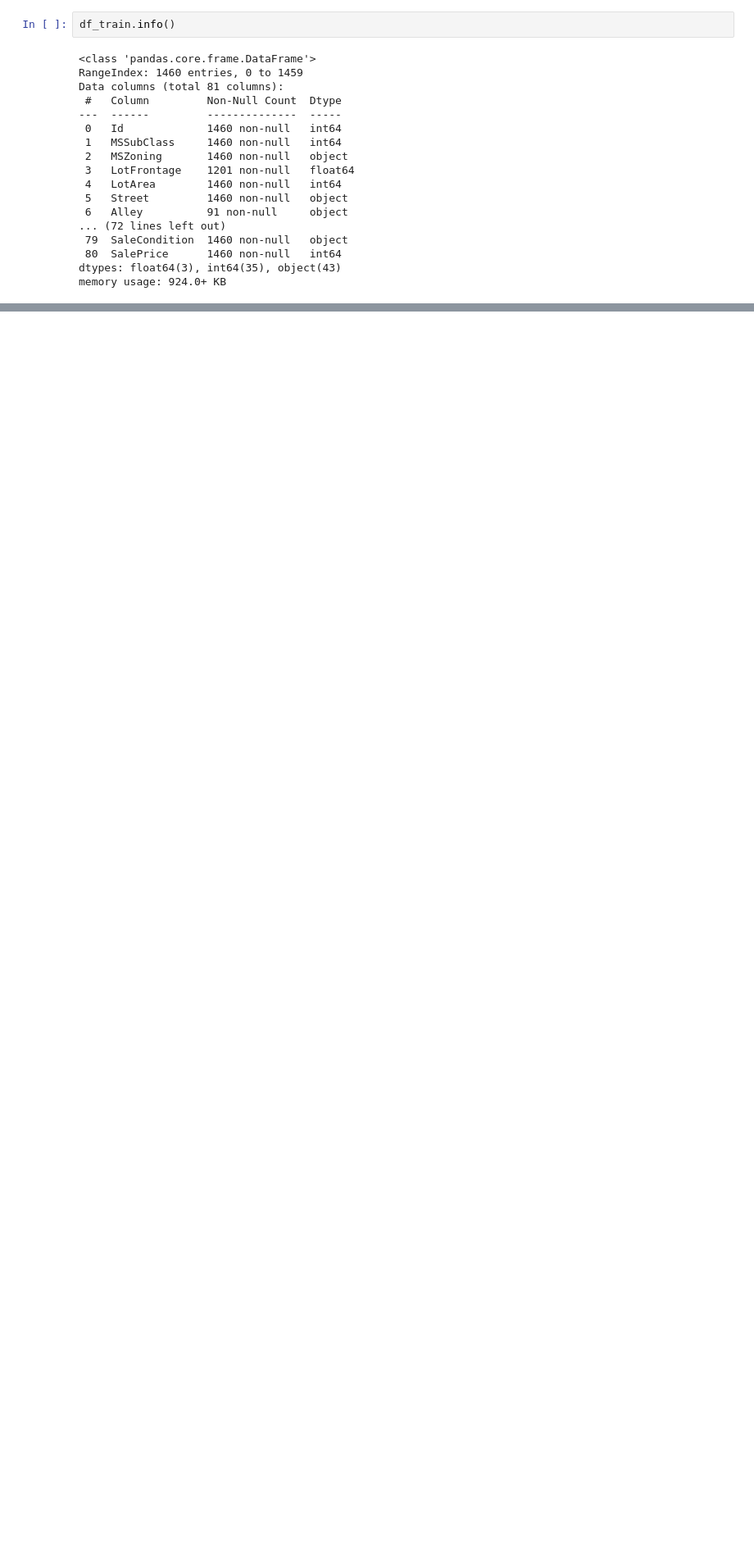
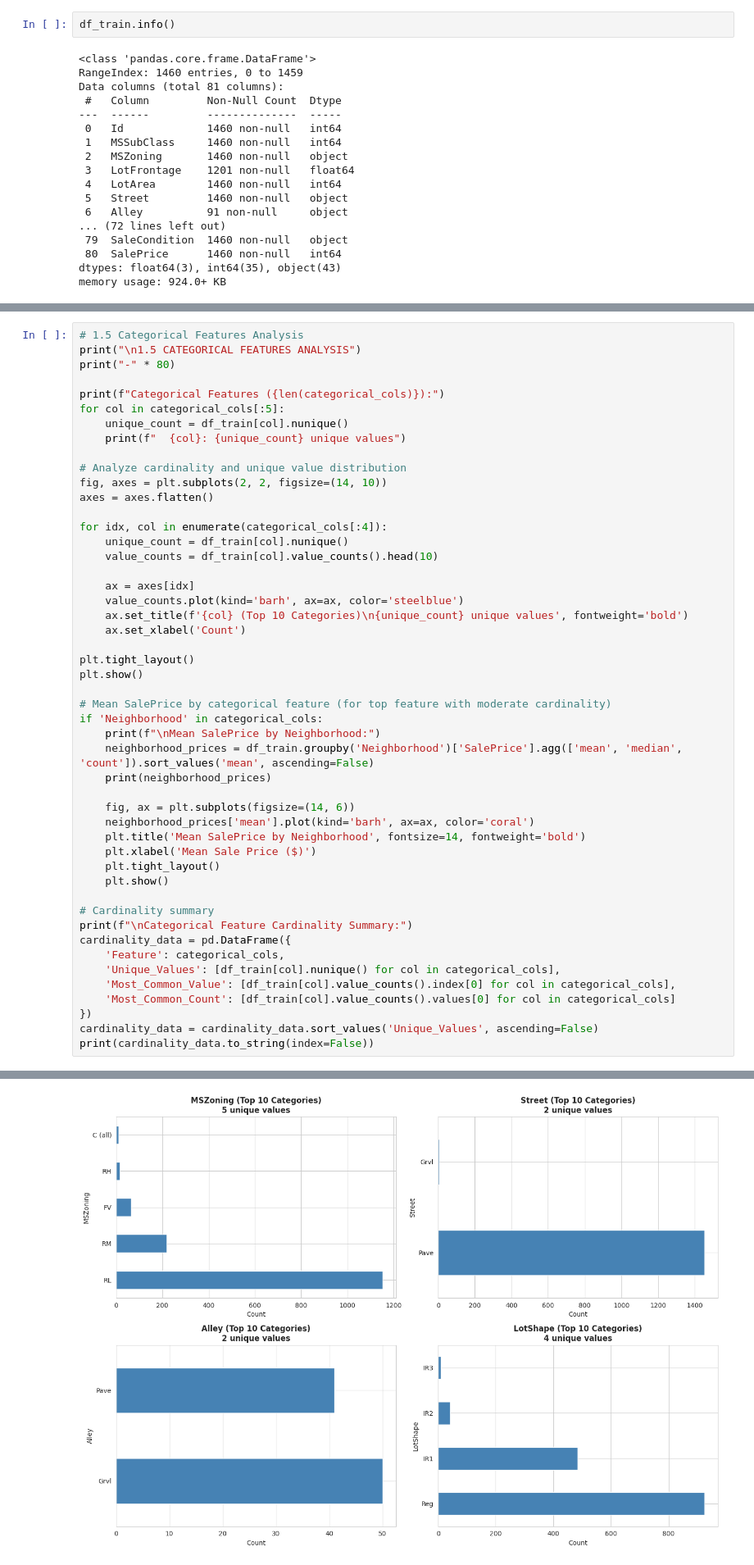
Before and after one commit to jayhg00/machine-learning, a Jupyter notebook: ames_house_prices/eda.ipynb, the cells around one changed output, grey strips where cells are left out. Shown at 82% size. Drawn from its saved outputs; the diff is of its cells as text; blank space fills up the shorter version.

```diff
--- a/ames_house_prices/eda.ipynb
+++ b/ames_house_prices/eda.ipynb
@@ -36,0 +309,50 @@ memory usage: 924.0+ KB
+# %%
+# 1.5 Categorical Features Analysis
+print("\n1.5 CATEGORICAL FEATURES ANALYSIS")
+print("-" * 80)
+
+print(f"Categorical Features ({len(categorical_cols)}):")
+for col in categorical_cols[:5]:
+    unique_count = df_train[col].nunique()
+    print(f"  {col}: {unique_count} unique values")
+
+# Analyze cardinality and unique value distribution
+fig, axes = plt.subplots(2, 2, figsize=(14, 10))
+axes = axes.flatten()
+
+for idx, col in enumerate(categorical_cols[:4]):
+    unique_count = df_train[col].nunique()
+    value_counts = df_train[col].value_counts().head(10)
+
+    ax = axes[idx]
+    value_counts.plot(kind='barh', ax=ax, color='steelblue')
+    ax.set_title(f'{col} (Top 10 Categories)\n{unique_count} unique values', fontweight='bold')
+    ax.set_xlabel('Count')
+
+plt.tight_layout()
+plt.show()
+
+# Mean SalePrice by categorical feature (for top feature with moderate cardinality)
+if 'Neighborhood' in categorical_cols:
+    print(f"\nMean SalePrice by Neighborhood:")
+    neighborhood_prices = df_train.groupby('Neighborhood')['SalePrice'].agg(['mean', 'median', 'count']).sort_values('mean', ascending=False)
+    print(neighborhood_prices)
+
+    fig, ax = plt.subplots(figsize=(14, 6))
+    neighborhood_prices['mean'].plot(kind='barh', ax=ax, color='coral')
+    plt.title('Mean SalePrice by Neighborhood', fontsize=14, fontweight='bold')
+    plt.xlabel('Mean Sale Price ($)')
+    plt.tight_layout()
+    plt.show()
+
+# Cardinality summary
+print(f"\nCategorical Feature Cardinality Summary:")
+cardinality_data = pd.DataFrame({
+    'Feature': categorical_cols,
+    'Unique_Values': [df_train[col].nunique() for col in categorical_cols],
+    'Most_Common_Value': [df_train[col].value_counts().index[0] for col in categorical_cols],
+    'Most_Common_Count': [df_train[col].value_counts().values[0] for col in categorical_cols]
+})
+cardinality_data = cardinality_data.sort_values('Unique_Values', ascending=False)
+print(cardinality_data.to_string(index=False))
+# %% [output]
@@ -36,0 +367 @@ memory usage: 924.0+ KB
+[figure, added]
```
Also changed, not shown: parts of 22 cells of this notebook, 1 other file.
